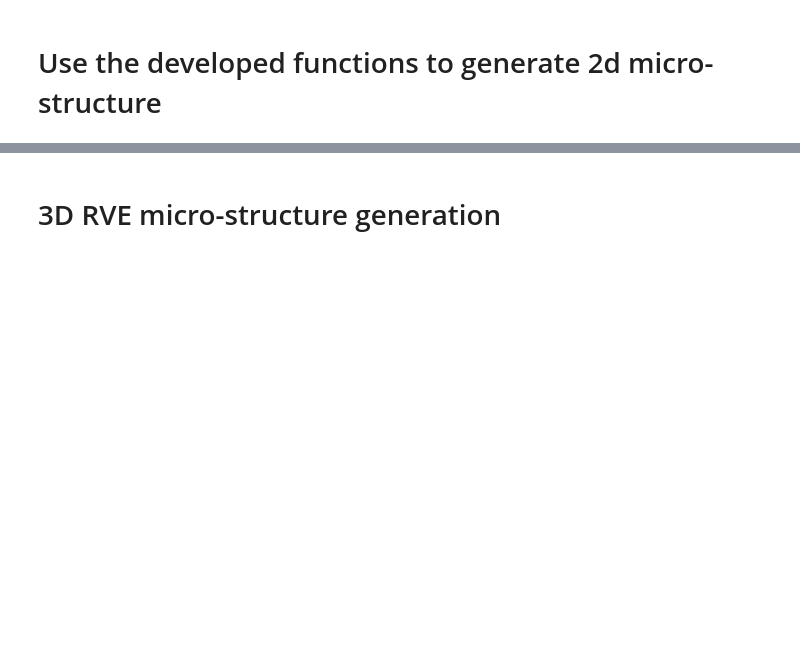
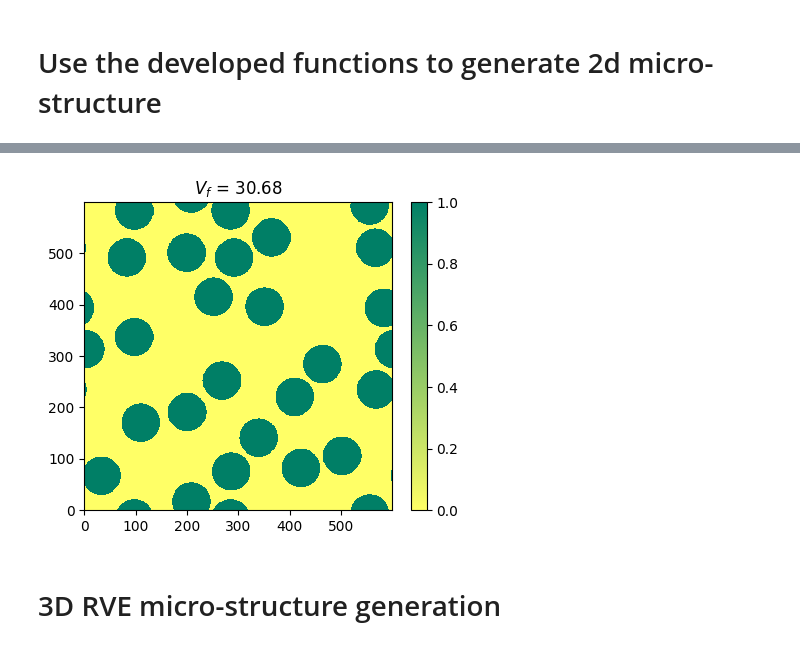
Before and after one commit to bessagroup/rvesimulator, a Jupyter notebook: examples/micro_structure/microstructure_test.ipynb, the cells around one changed output, grey strips where cells are left out. Cells and saved outputs as stored; diff of their text form; code cells hidden in the pictures; blank space fills up the shorter version.

```diff
--- a/examples/micro_structure/microstructure_test.ipynb
+++ b/examples/micro_structure/microstructure_test.ipynb
@@ -111,3 +62,9 @@ Time of generate the 2D RVE with volume fraction            = 0.40  is 0.11 s
+# %%
+# show it by the crate format
+microstructure_generator.crate_rgmsh(num_discrete=600)
+microstructure_generator.rgmsh_plot()
+# %% [output]
+[figure, added]
 # %% [markdown]
 # 3D RVE micro-structure generation
 # %%
```
Also changed, not shown: parts of 11 cells of this notebook, 43 other files.
